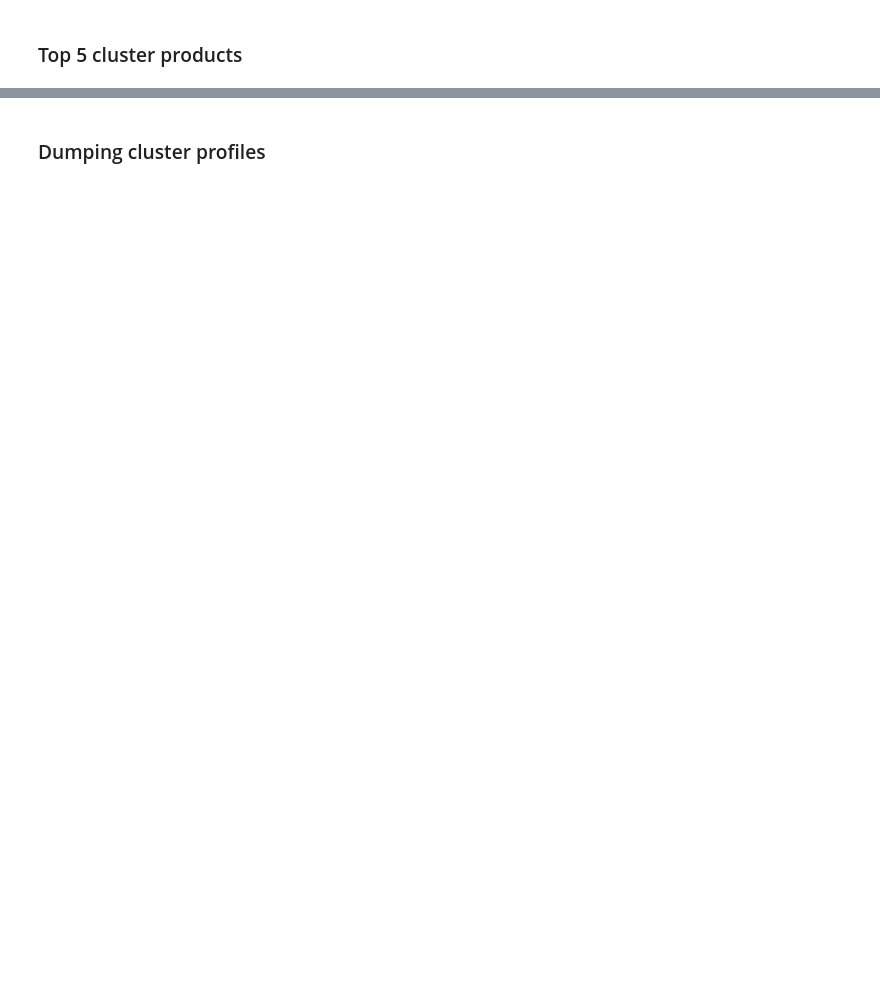
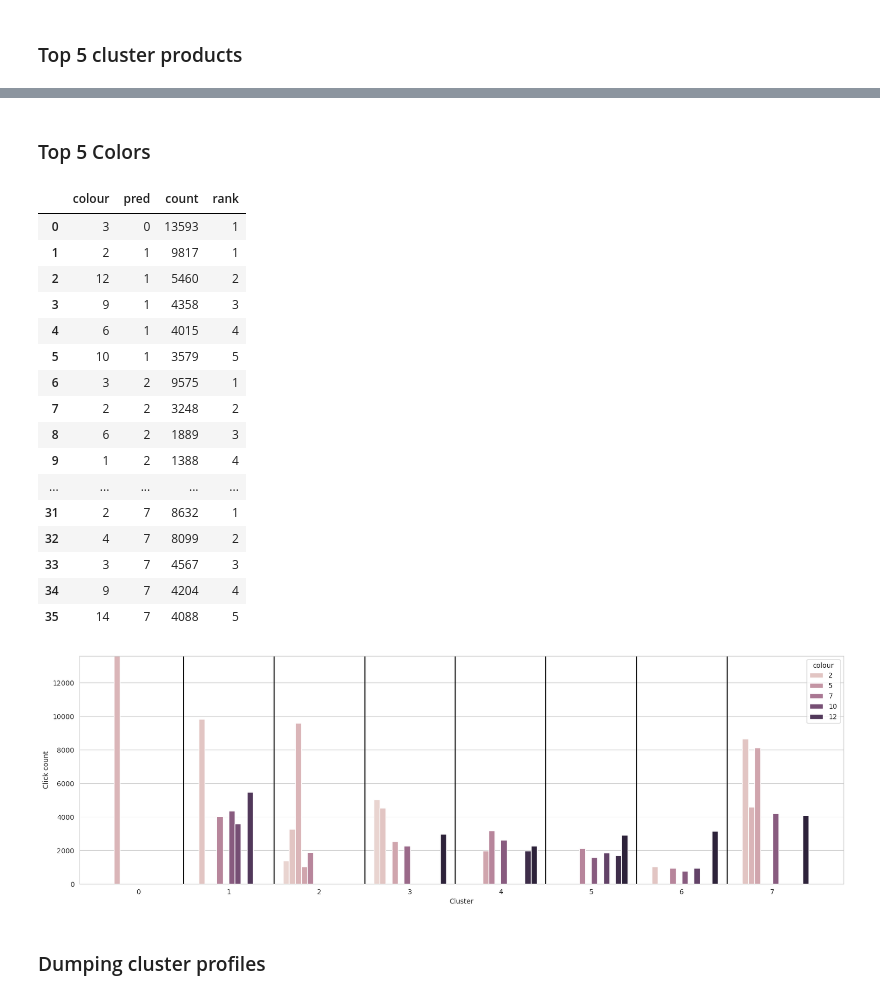
Before and after one commit to namvdo/bdpa-clickflow, a Jupyter notebook: ml/cluster_analysis.ipynb, the cells around one changed output, grey strips where cells are left out. Cells and saved outputs as stored; diff of their text form; code cells hidden in the pictures; blank space fills up the shorter version.

```diff
--- a/ml/cluster_analysis.ipynb
+++ b/ml/cluster_analysis.ipynb
@@ -285,13 +312,14 @@ top_products = top_products.toPandas()
 # %%
 display(top_products)
 fig = plt.figure(figsize=(20, 6))
+sns.set_style("whitegrid")
 ax = plt.axes()
 sns.barplot(top_products, x = "model", y = "count", hue = "pred", ax =ax)
 for c in ax.containers:
     plt.bar_label(c)
 for i, p in enumerate(ax.patches):
     value = p.get_height()
-    if i < 40:
+    if i < len(top_products):
         ax.text(p.get_x() + p.get_width() / 2, p.get_height() / 2, "C " + str(top_products["pred"][i]), ha="center", va="center", color="white")
 plt.show()
 # %% [output]
@@ -316,3 +344,39 @@ plt.show()
+# %% [markdown]
+### Top 5 Colors
+# %%
+top_colors = top_colors.toPandas()
+# %%
+display(top_colors)
+sns.set_style("whitegrid")
+top_colors.sort_values("pred", inplace = True)
+top_colors["pred"] = top_colors["pred"].astype(str)
+fig = plt.figure(figsize=(20, 6))
+ax = plt.axes()
+sns.barplot(top_colors, x = "pred", y = "count", hue = "colour", ax =ax)
+plt.vlines(np.arange(0.5, 7.5), ymin= 0, ymax=top_colors["count"].max(), colors = "black")
+plt.xlabel("Cluster")
+plt.ylabel("Click count")
+plt.ylim(0, top_colors["count"].max())
+plt.show()
+# %% [output]
+|  | colour | pred | count | rank |
+| 0 | 3 | 0 | 13593 | 1 |
+| 1 | 2 | 1 | 9817 | 1 |
+| 2 | 12 | 1 | 5460 | 2 |
+| 3 | 9 | 1 | 4358 | 3 |
+| 4 | 6 | 1 | 4015 | 4 |
+| 5 | 10 | 1 | 3579 | 5 |
+| 6 | 3 | 2 | 9575 | 1 |
+| 7 | 2 | 2 | 3248 | 2 |
+| 8 | 6 | 2 | 1889 | 3 |
+| 9 | 1 | 2 | 1388 | 4 |
+| ... | ... | ... | ... | ... |
+| 31 | 2 | 7 | 8632 | 1 |
+| 32 | 4 | 7 | 8099 | 2 |
+| 33 | 3 | 7 | 4567 | 3 |
+| 34 | 9 | 7 | 4204 | 4 |
+| 35 | 14 | 7 | 4088 | 5 |
+[figure, added]
 # %% [markdown]
 ### Dumping cluster profiles
 # %%
```
Also changed, not shown: parts of 7 cells of this notebook, 29 other files.
